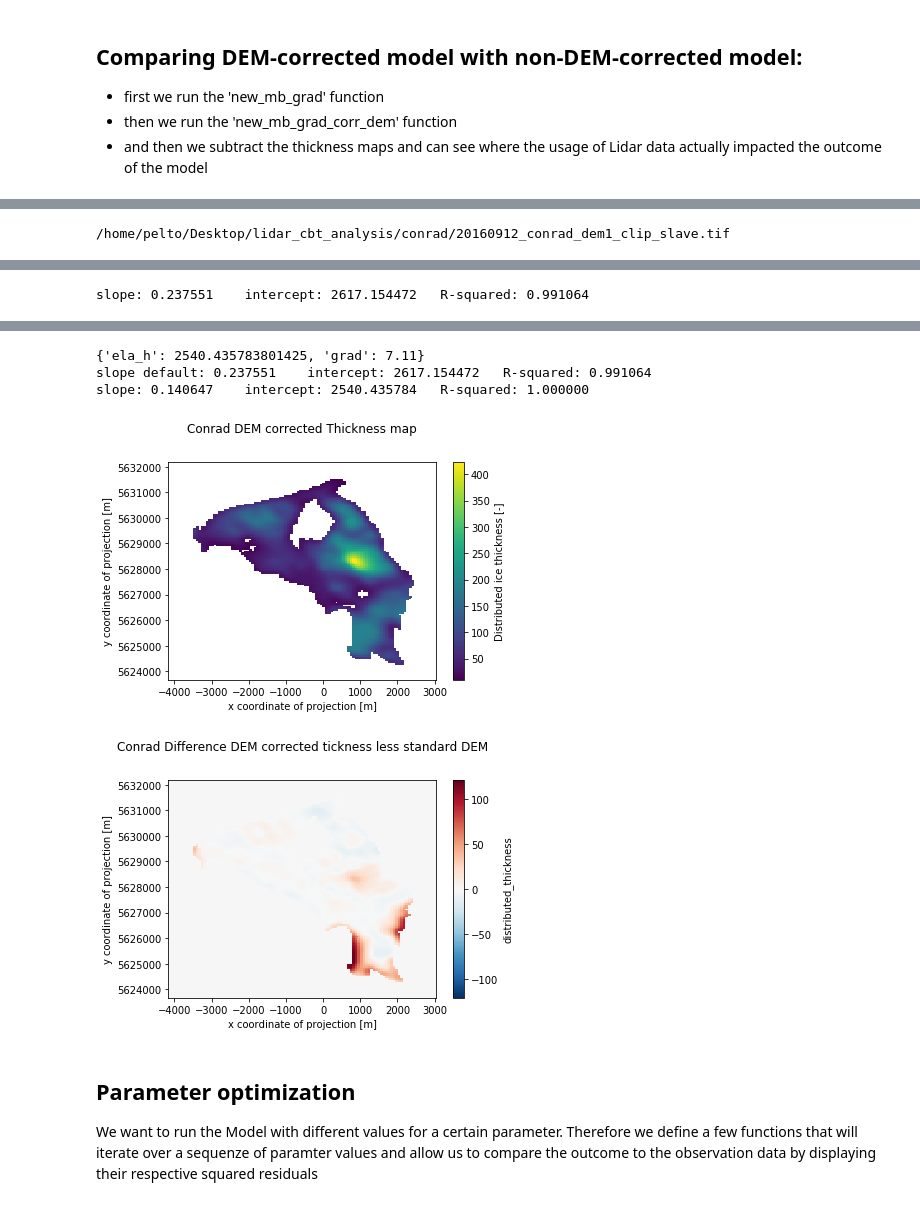
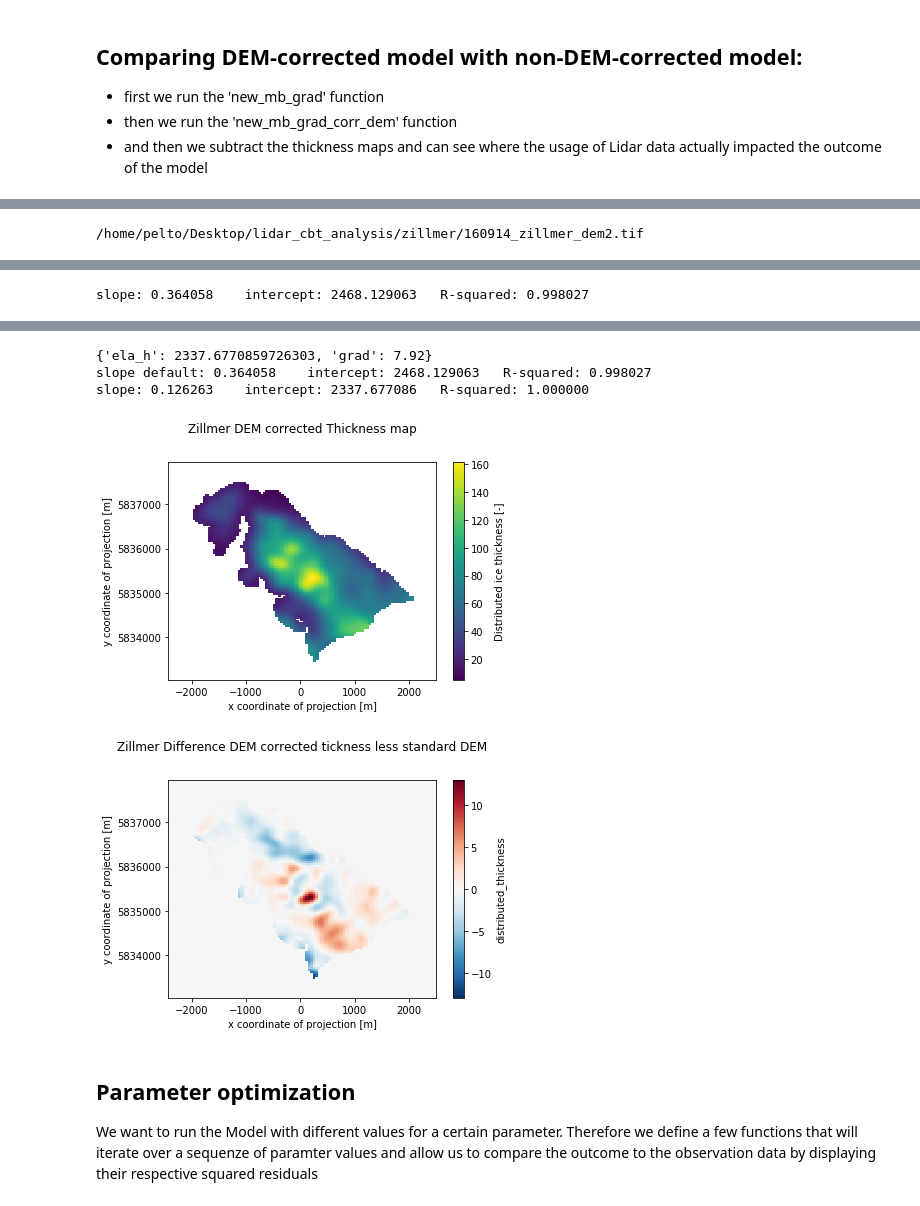
Before and after one commit to bpelto/OGGM-Columbia-Project, a Jupyter notebook: optimized_thickness.ipynb, the cells around one changed output, grey strips where cells are left out. Cells and saved outputs as stored; diff of their text form; code cells hidden in the pictures.

```diff
--- a/optimized_thickness.ipynb
+++ b/optimized_thickness.ipynb
@@ -35,7 +34,7 @@ import datetime
 - 6 for Zillmer
 # %%
 # Here the num variable is set:
-num=2
+num=6
 
 # A list with all the glacier names
 glacier = ['Kokanee', 'Haig', 'Conrad', 'Washmawapta', 'Illecillewaet', 'Nordic', 'Zillmer']
@@ -57,7 +56,7 @@ dem = ['kokanee/20160913_kokanee_dem1_clip_slave.tif', 'haig/20150912_haig_dem_m
 #products_directory (where the graphs and some numbers are saved for later usage)
 products= '/home/pelto/oggm_runs/products_opt/' + glacier[num] + '/'
 
-sw = 201.  #smoothing window meters
+sw = 251.  #smoothing window meters
 # %% [markdown]
 ## A function to run the OGGM using mass-balance correction and (if wished) the Lidar-DEM
 
@@ -116,13 +115,18 @@ def new_mb_grad_corr_dem(num, dem, glacier, name, parameter, best, use_dem_corr)
         cfg.PARAMS['smooth_window'] = sw
         #cfg.PARAMS['grid_dx_method'] = 'fixed'
         #cfg.PARAMS['fixed_dx'] = dx
-        if glacier[num] == 'Nordic':
+        if glacier[num] == 'Nordic' or glacier[num] == 'Washmawapta':
             cfg.PARAMS['use_intersects'] = False
 #         gdirs = workflow.init_glacier_regions(rgidf)
+        else:
+            cfg.PARAMS['use_intersects'] = True
         cfg.PARAMS['use_rgi_area'] = False
 
     else:
-        cfg.PARAMS['use_intersects'] = False
+        if glacier[num] == 'Nordic' or glacier[num] == 'Washmawapta':
+            cfg.PARAMS['use_intersects'] = False
+        else:
+            cfg.PARAMS['use_intersects'] = True
         cfg.PARAMS['border'] = 10
         cfg.PATHS['working_dir'] = utils.get_temp_dir('test_thick' + glacier[num])
         cfg.PARAMS['use_rgi_area'] = False
@@ -267,7 +271,10 @@ slope: 0.140647    intercept: 2546.375938   R-squared: 1.000000
 # custom_dem_path
 # %%
 # run the model with DEM correction
-new_mb_gradient_corr_dem= new_mb_grad_corr_dem(num, dem, glacier, 'ice_density', 900, False, True)
+if glacier[num] == "Washmawapta":
+    new_mb_gradient_corr_dem= new_mb_grad_corr_dem(num, dem, glacier, 'ice_density', 900, False, False)
+else:
+    new_mb_gradient_corr_dem= new_mb_grad_corr_dem(num, dem, glacier, 'ice_density', 900, False, True)
 
 # plot it as a map
 new_mb_gradient_corr_dem.plot()
@@ -287 +294 @@ new_mb_gradient_corr_dem_copy=new_mb_gradient_corr_dem
-/home/pelto/Desktop/lidar_cbt_analysis/conrad/20160912_conrad_dem1_clip_slave.tif
+/home/pelto/Desktop/lidar_cbt_analysis/zillmer/160914_zillmer_dem2.tif
@@ -307 +314 @@ new_mb_gradient_corr_dem_copy=new_mb_gradient_corr_dem
-slope: 0.237551    intercept: 2617.154472   R-squared: 0.991064
+slope: 0.364058    intercept: 2468.129063   R-squared: 0.998027
@@ -310,7 +317,7 @@ slope: 0.237551    intercept: 2617.154472   R-squared: 0.991064
-{'ela_h': 2540.435783801425, 'grad': 7.11}
-slope default: 0.237551    intercept: 2617.154472   R-squared: 0.991064
-slope: 0.140647    intercept: 2540.435784   R-squared: 1.000000
+{'ela_h': 2337.6770859726303, 'grad': 7.92}
+slope default: 0.364058    intercept: 2468.129063   R-squared: 0.998027
+slope: 0.126263    intercept: 2337.677086   R-squared: 1.000000
-[figure, old version]
+[figure, new version]
 # %%
 # the actual differencing and plotting
 (new_mb_gradient_corr_dem-new_mb_gradient).plot()
@@ -319,7 +326,7 @@ slope: 0.140647    intercept: 2540.435784   R-squared: 1.000000
 plt.title(glacier[num]+' Difference DEM corrected tickness less standard DEM')
 plt.savefig(products+'difference_dem_correction_'+ glacier[num]+'.png', dpi=100)
 # %% [output]
-[figure, old version]
+[figure, new version]
 # %% [markdown]
 ## Parameter optimization
 
```
Also changed, not shown: parts of 17 cells of this notebook.
